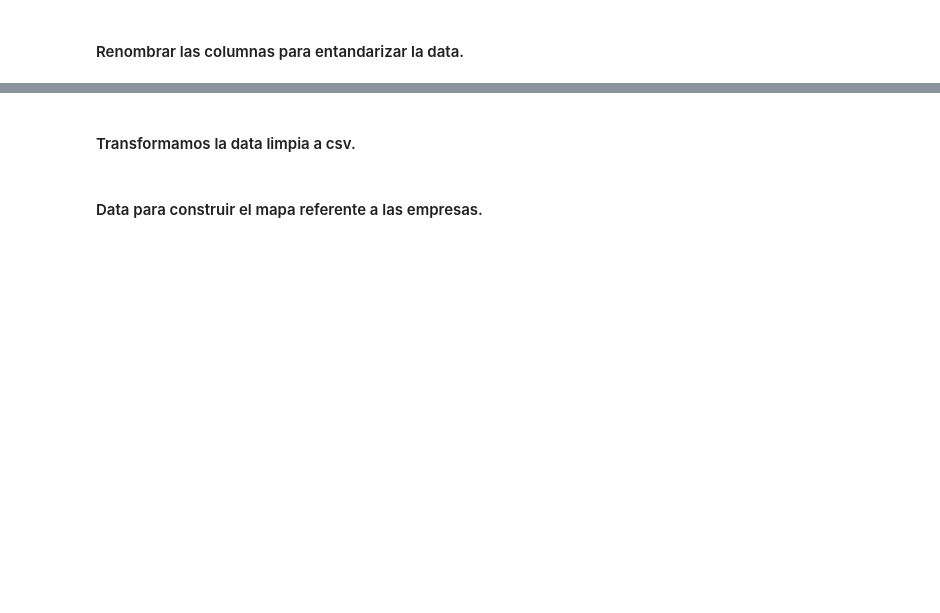
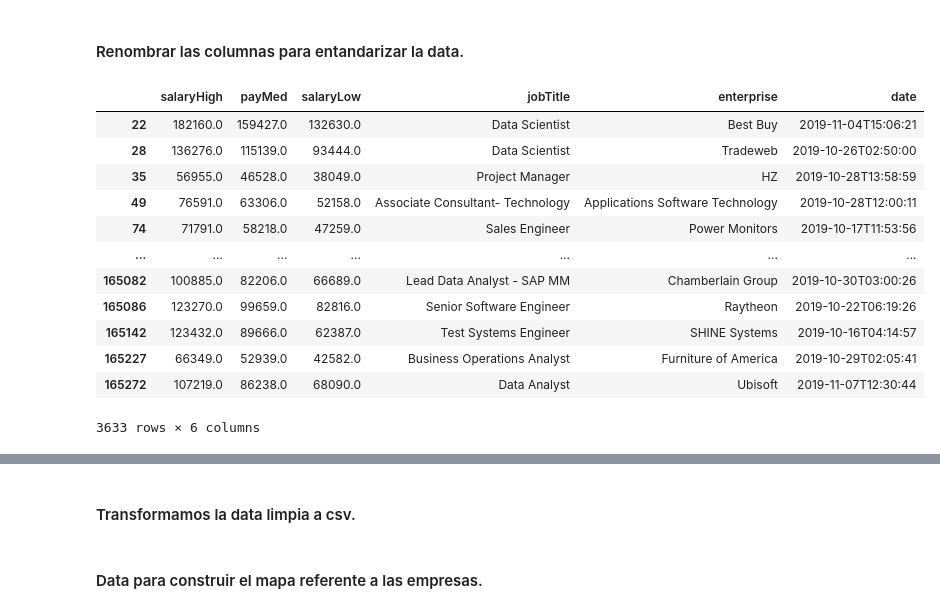
Before and after one commit to mayteet/ProyectoGrupal14MercadoLaboral, a Jupyter notebook: ETL _final.ipynb, the cells around one changed output, grey strips where cells are left out. Drawn from its saved outputs; the diff is of its cells as text; code cells hidden in the pictures; blank space fills up the shorter version.

```diff
--- a/ETL _final.ipynb
+++ b/ETL _final.ipynb
@@ -1026,0 +1257,16 @@ gcp =gcp.rename(columns={"header.salaryHigh":"salaryHigh", "header.salaryLow":"s
+# %%
+gcp
+# %% [output]
+|  | salaryHigh | payMed | salaryLow | jobTitle | enterprise | date |
+| 22 | 182160.0 | 159427.0 | 132630.0 | Data Scientist | Best Buy | 2019-11-04T15:06:21 |
+| 28 | 136276.0 | 115139.0 | 93444.0 | Data Scientist | Tradeweb | 2019-10-26T02:50:00 |
+| 35 | 56955.0 | 46528.0 | 38049.0 | Project Manager | HZ | 2019-10-28T13:58:59 |
+| 49 | 76591.0 | 63306.0 | 52158.0 | Associate Consultant- Technology | Applications Software Technology | 2019-10-28T12:00:11 |
+| 74 | 71791.0 | 58218.0 | 47259.0 | Sales Engineer | Power Monitors | 2019-10-17T11:53:56 |
+| ... | ... | ... | ... | ... | ... | ... |
+| 165082 | 100885.0 | 82206.0 | 66689.0 | Lead Data Analyst - SAP MM | Chamberlain Group | 2019-10-30T03:00:26 |
+| 165086 | 123270.0 | 99659.0 | 82816.0 | Senior Software Engineer | Raytheon | 2019-10-22T06:19:26 |
+| 165142 | 123432.0 | 89666.0 | 62387.0 | Test Systems Engineer | SHINE Systems | 2019-10-16T04:14:57 |
+| 165227 | 66349.0 | 52939.0 | 42582.0 | Business Operations Analyst | Furniture of America | 2019-10-29T02:05:41 |
+| 165272 | 107219.0 | 86238.0 | 68090.0 | Data Analyst | Ubisoft | 2019-11-07T12:30:44 |
+3633 rows × 6 columns
```
Also changed, not shown: parts of 96 cells of this notebook.
